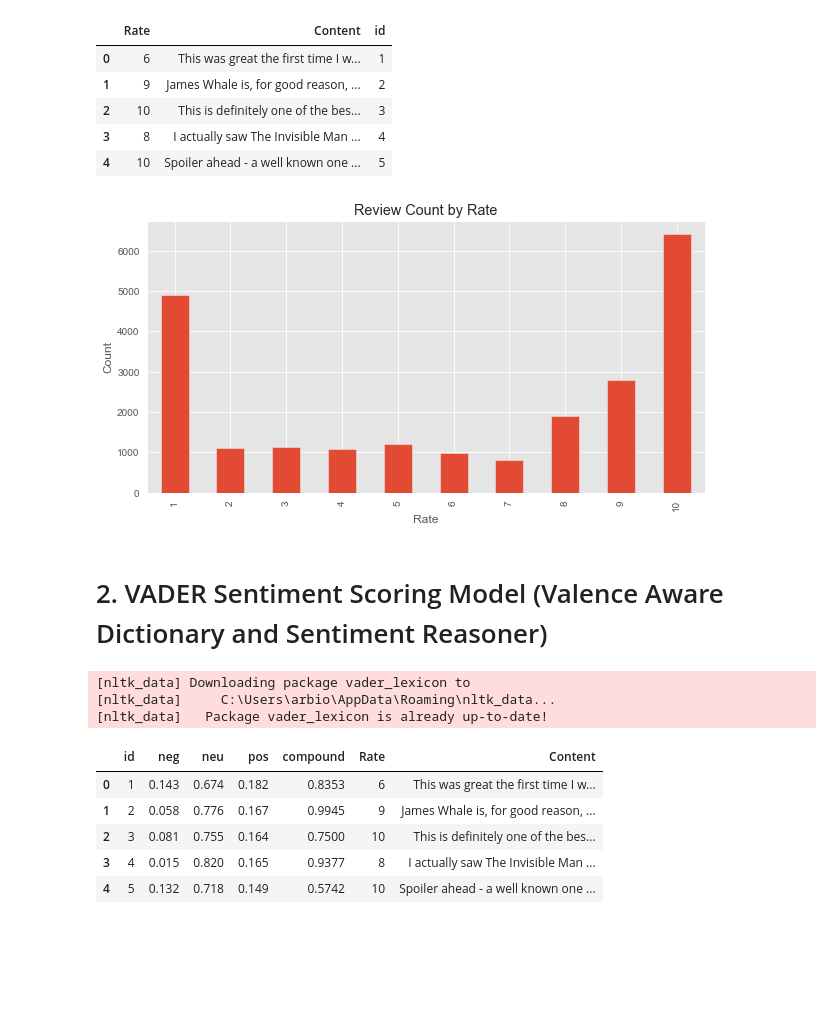
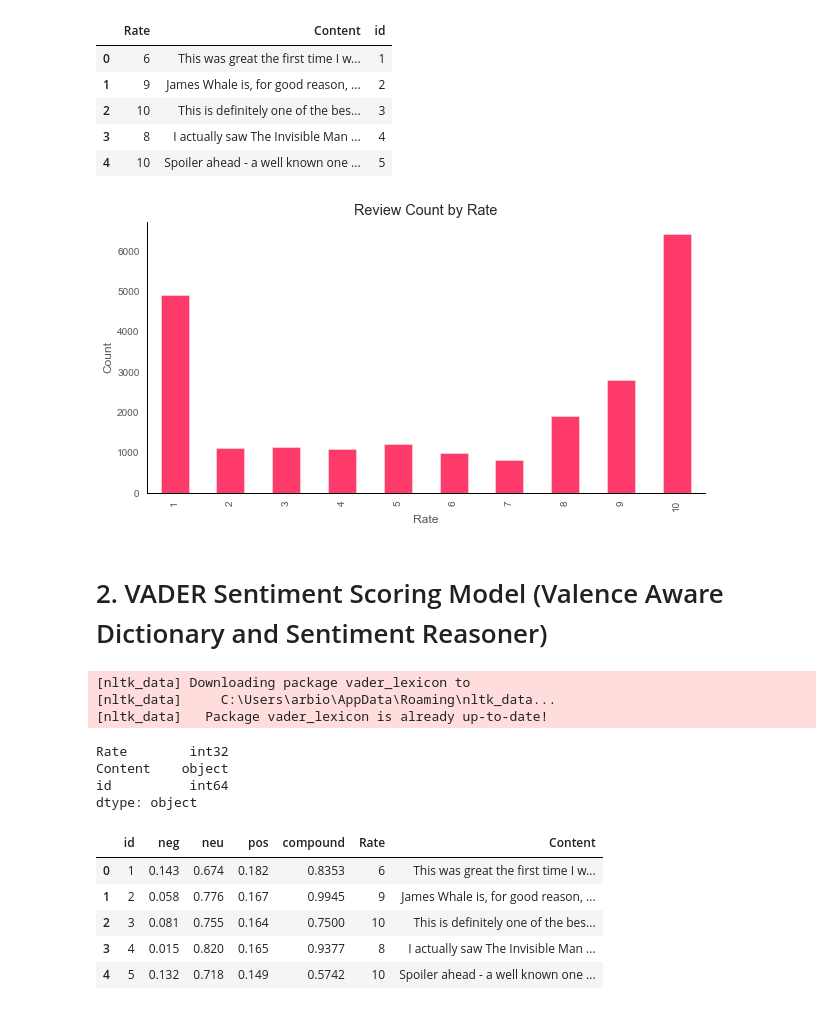
Before and after one commit to WerghiMedArbi/IMDB_Web_Scraping_and_Sentiment_Analysis, a Jupyter notebook: Sentiment Analysis IMDB reviews.ipynb, the cells around one changed output. Drawn from its saved outputs; the diff is of its cells as text; code cells hidden in the pictures; blank space fills up the shorter version.

```diff
--- a/Sentiment Analysis IMDB reviews.ipynb
+++ b/Sentiment Analysis IMDB reviews.ipynb
@@ -362,21 +421,30 @@ df.head()
 | 4 | 10 | Spoiler ahead - a well known one ... | 5 |
 # %%
 # EDA of Stars Given
-ax = df['Rate'].value_counts().sort_index().plot(kind='bar', title='Review Count by Rate', figsize=(10,5))
+ax = df['Rate'].value_counts().sort_index().plot(kind='bar', title='Review Count by Rate', figsize=(10,5),color = '#fd3a69')
 ax.set_xlabel('Rate')
 ax.set_ylabel('Count')
+ax.set_facecolor('white')
+ax.spines['bottom'].set_color('Black')
+ax.spines['left'].set_color('black')
+
 plt.show()
 # %% [output]
-[figure, old version]
+[figure, new version]
 # %% [markdown]
 # 2. VADER Sentiment Scoring Model (Valence Aware Dictionary and Sentiment Reasoner)
 # %%
 nltk.download('vader_lexicon')
 sia = SentimentIntensityAnalyzer()
+df.dtypes
 # %% [output]
 [nltk_data] Downloading package vader_lexicon to
 [nltk_data]     C:\Users\arbio\AppData\Roaming\nltk_data...
 [nltk_data]   Package vader_lexicon is already up-to-date!
+Rate        int32
+Content    object
+id          int64
+dtype: object
 # %%
 # Run the polarity score on the entire dataset
 res = {}
```
Also changed, not shown: parts of 10 cells of this notebook.
